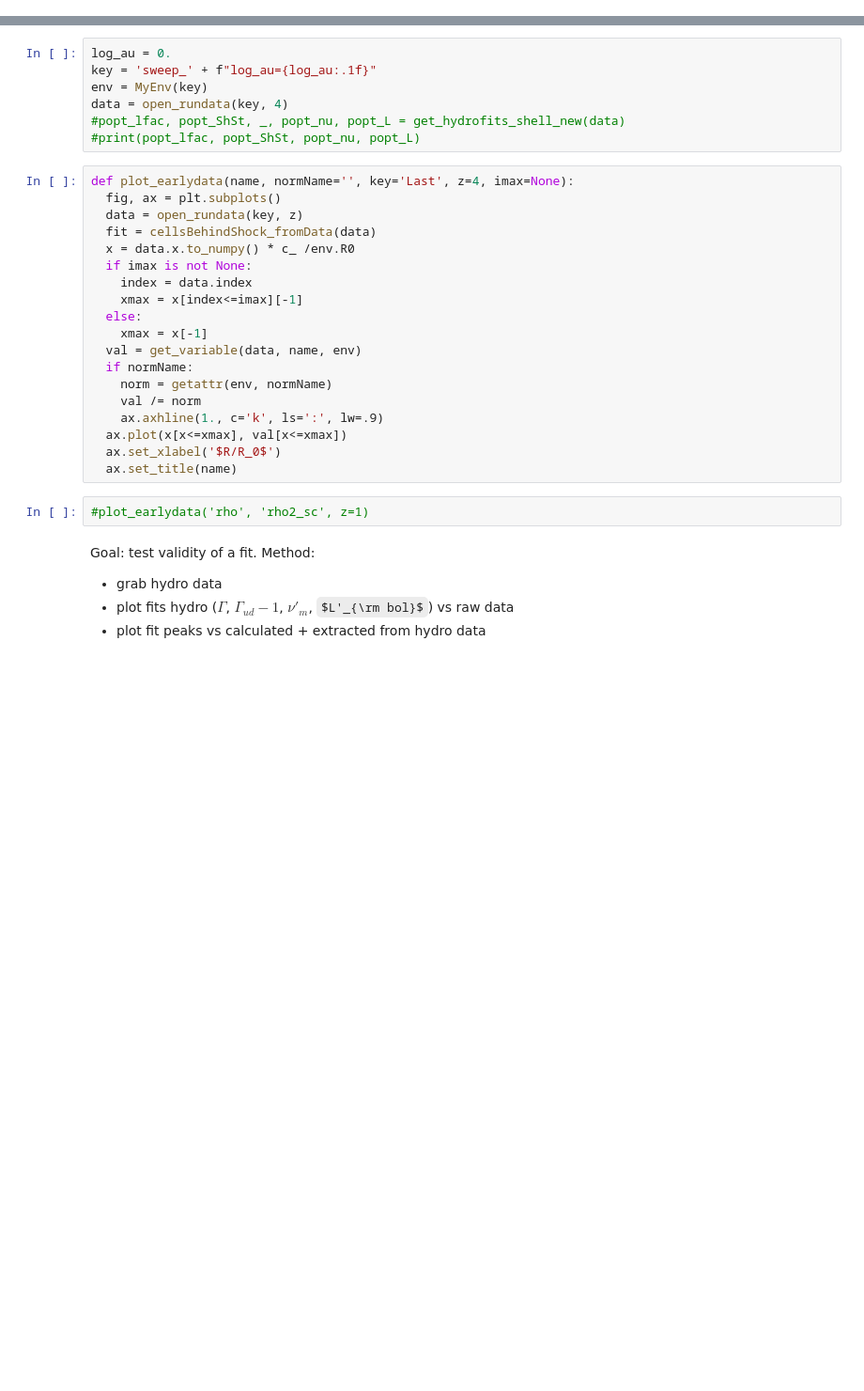
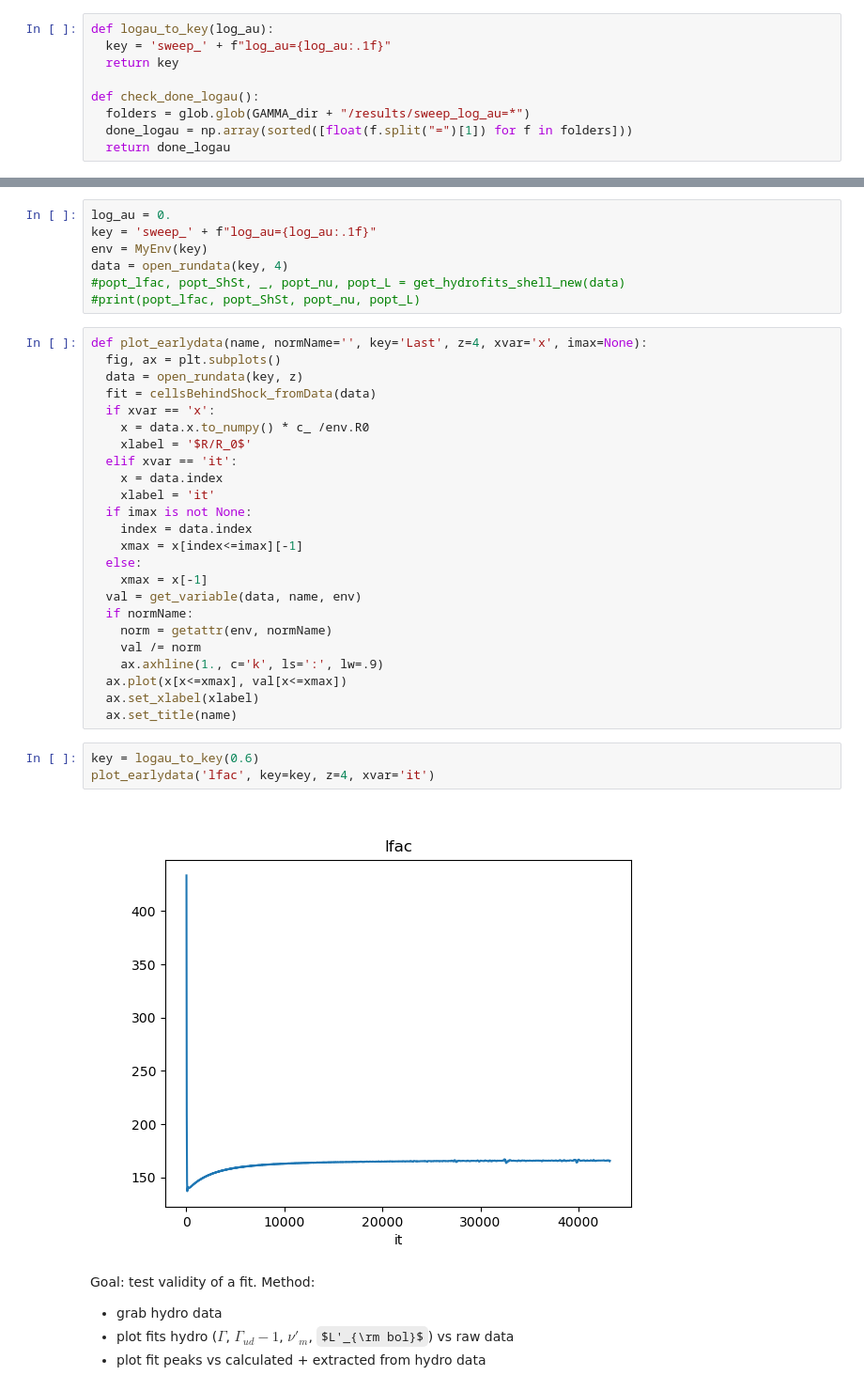
Before and after one commit to ACharletENSL/GAMMA_MWN, a Jupyter notebook: bin/Tools/project_v2/test_fitting.ipynb, the cells around one changed output, grey strips where cells are left out. Shown at 94% size. Saved outputs shown, nothing was run; the diff lists cells and outputs as text; some formulas as TeX source; blank space fills up the shorter version.

Commit message:
some corrections to data analysis

```diff
--- a/bin/Tools/project_v2/test_fitting.ipynb
+++ b/bin/Tools/project_v2/test_fitting.ipynb
@@ -18,3 +19,12 @@ plt.ion()
 T_label  = "$\\tilde{T}$"
 nu_label = "$\\nu/\\nu_0$"
 nF_label = "$\\nu F_\\nu / \\nu_0 F_0$"
+# %%
+def logau_to_key(log_au):
+  key = 'sweep_' + f"log_au={log_au:.1f}"
+  return key
+
+def check_done_logau():
+  folders = glob.glob(GAMMA_dir + "/results/sweep_log_au=*")
+  done_logau = np.array(sorted([float(f.split("=")[1]) for f in folders]))
+  return done_logau
@@ -26,11 +45,16 @@ data = open_rundata(key, 4)
 #popt_lfac, popt_ShSt, _, popt_nu, popt_L = get_hydrofits_shell_new(data)
 #print(popt_lfac, popt_ShSt, popt_nu, popt_L)
 # %%
-def plot_earlydata(name, normName='', key='Last', z=4, imax=None):
+def plot_earlydata(name, normName='', key='Last', z=4, xvar='x', imax=None):
   fig, ax = plt.subplots()
   data = open_rundata(key, z)
   fit = cellsBehindShock_fromData(data)
-  x = data.x.to_numpy() * c_ /env.R0
+  if xvar == 'x':
+    x = data.x.to_numpy() * c_ /env.R0
+    xlabel = '$R/R_0$'
+  elif xvar == 'it':
+    x = data.index
+    xlabel = 'it'
   if imax is not None:
     index = data.index
     xmax = x[index<=imax][-1]
@@ -42,10 +66,13 @@ def plot_earlydata(name, normName='', key='Last', z=4, imax=None):
     val /= norm
     ax.axhline(1., c='k', ls=':', lw=.9)
   ax.plot(x[x<=xmax], val[x<=xmax])
-  ax.set_xlabel('$R/R_0$')
+  ax.set_xlabel(xlabel)
   ax.set_title(name)
 # %%
-#plot_earlydata('rho', 'rho2_sc', z=1)
+key = logau_to_key(0.6)
+plot_earlydata('lfac', key=key, z=4, xvar='it')
+# %% [output]
+[figure, added]
 # %% [markdown]
 Goal: test validity of a fit. Method:
 - grab hydro data
```
Also changed, not shown: parts of 25 cells of this notebook, 16 other files.
